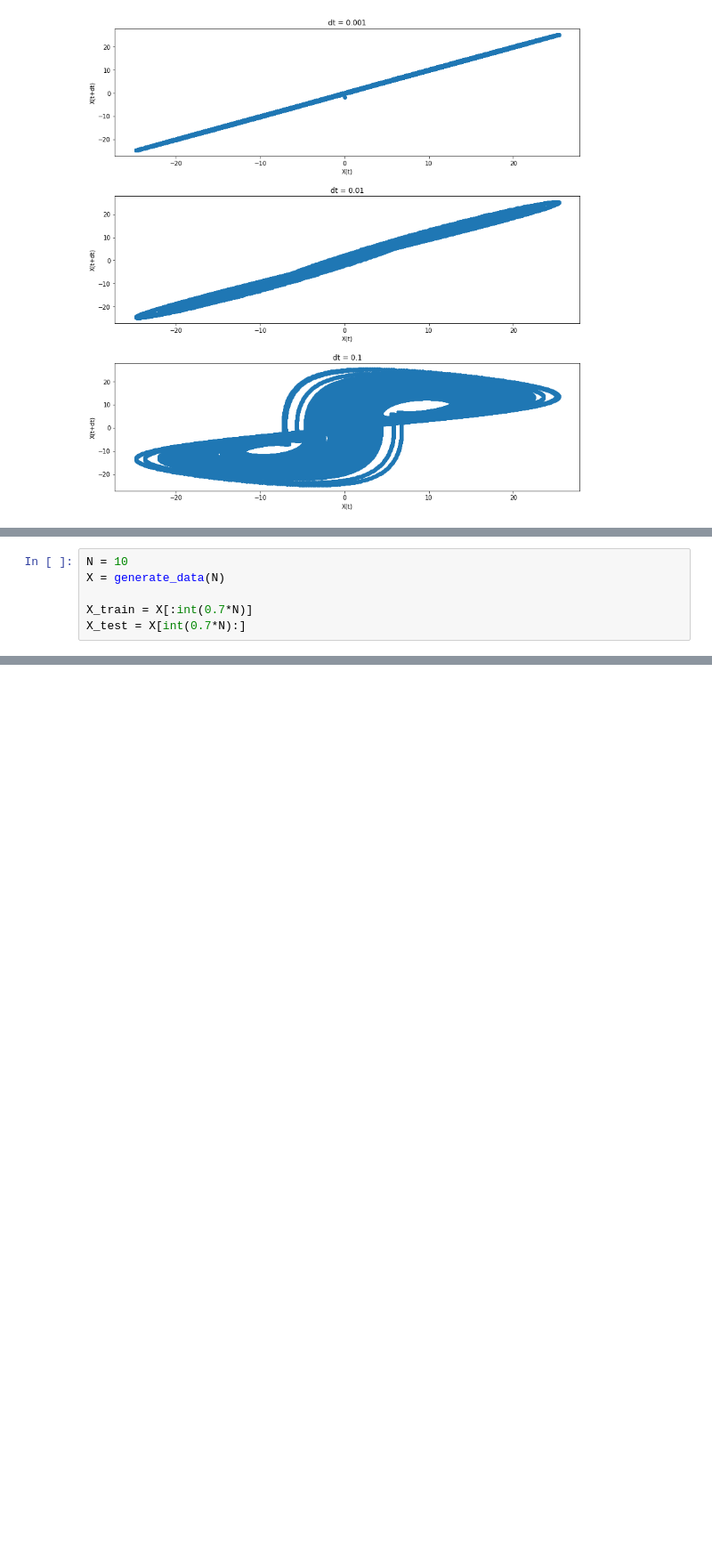
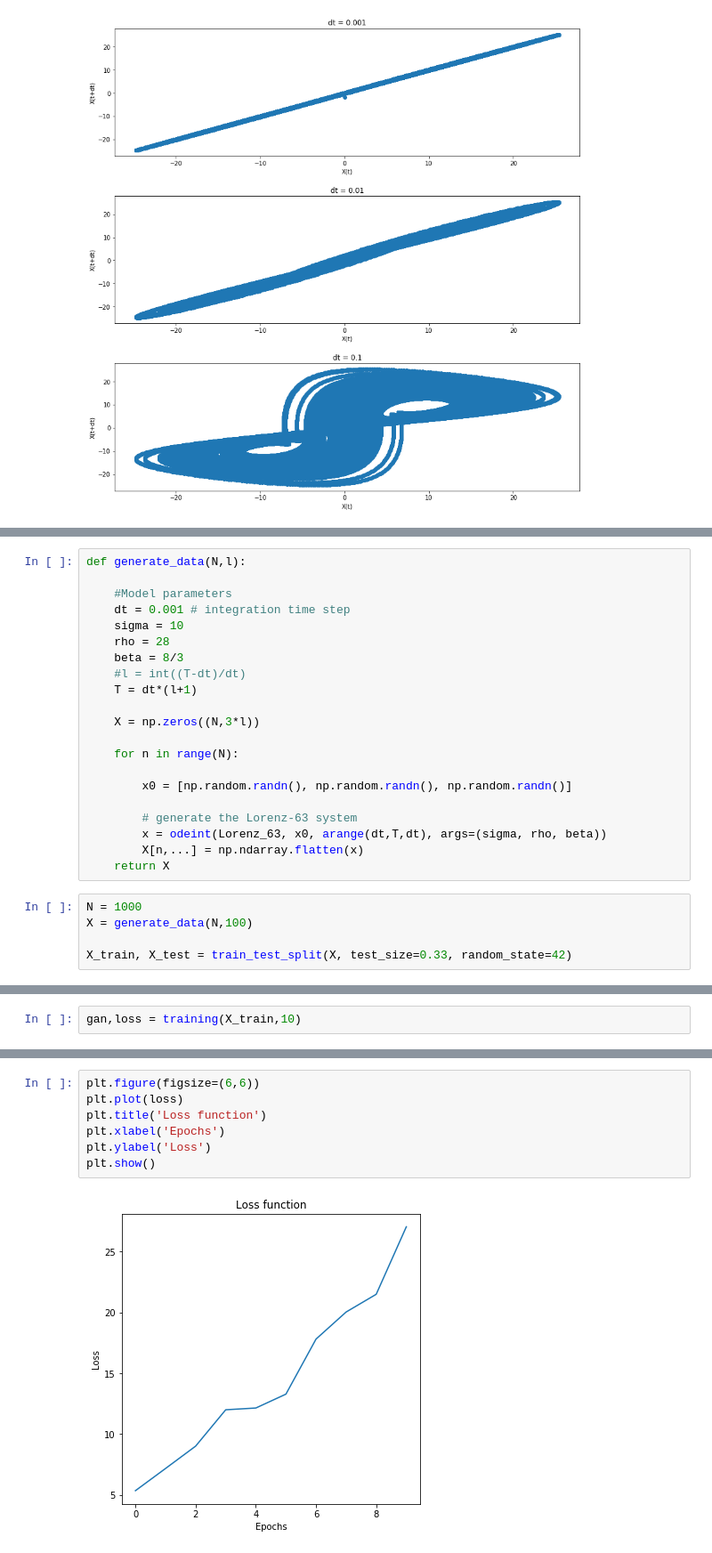
Before and after one commit to gonzaq94/GAN-chaotic-systems, a Jupyter notebook: gan implementation.ipynb, the cells around one changed output, grey strips where cells are left out. Shown: that part at 89% size. Saved outputs shown, nothing was run; the diff lists cells and outputs as text; blank space fills up the shorter version.

Commit message:
gan model defined and training is now possible

```diff
--- a/gan implementation.ipynb
+++ b/gan implementation.ipynb
@@ -79,0 +75,26 @@ fig.tight_layout(pad = 2)
+# %%
+def generate_data(N,l):
+
+    #Model parameters
+    dt = 0.001 # integration time step
+    sigma = 10
+    rho = 28
+    beta = 8/3
+    #l = int((T-dt)/dt)
+    T = dt*(l+1)
+
+    X = np.zeros((N,3*l))
+
+    for n in range(N):
+
+        x0 = [np.random.randn(), np.random.randn(), np.random.randn()]
+
+        # generate the Lorenz-63 system
+        x = odeint(Lorenz_63, x0, arange(dt,T,dt), args=(sigma, rho, beta))
+        X[n,...] = np.ndarray.flatten(x)
+    return X
+# %%
+N = 1000
+X = generate_data(N,100)
+
+X_train, X_test = train_test_split(X, test_size=0.33, random_state=42)
@@ -192,6 +215,0 @@ def generate_data(N):
-# %%
-N = 10
-X = generate_data(N)
-
-X_train = X[:int(0.7*N)]
-X_test = X[int(0.7*N):]
@@ -284,0 +277,2 @@ y_dis[-1]
+# %%
+gan,loss = training(X_train,10)
@@ -284,0 +291,9 @@ y_dis[-1]
+# %%
+plt.figure(figsize=(6,6))
+plt.plot(loss)
+plt.title('Loss function')
+plt.xlabel('Epochs')
+plt.ylabel('Loss')
+plt.show()
+# %% [output]
+[figure, added]
```
Also changed, not shown: parts of 23 cells of this notebook.
